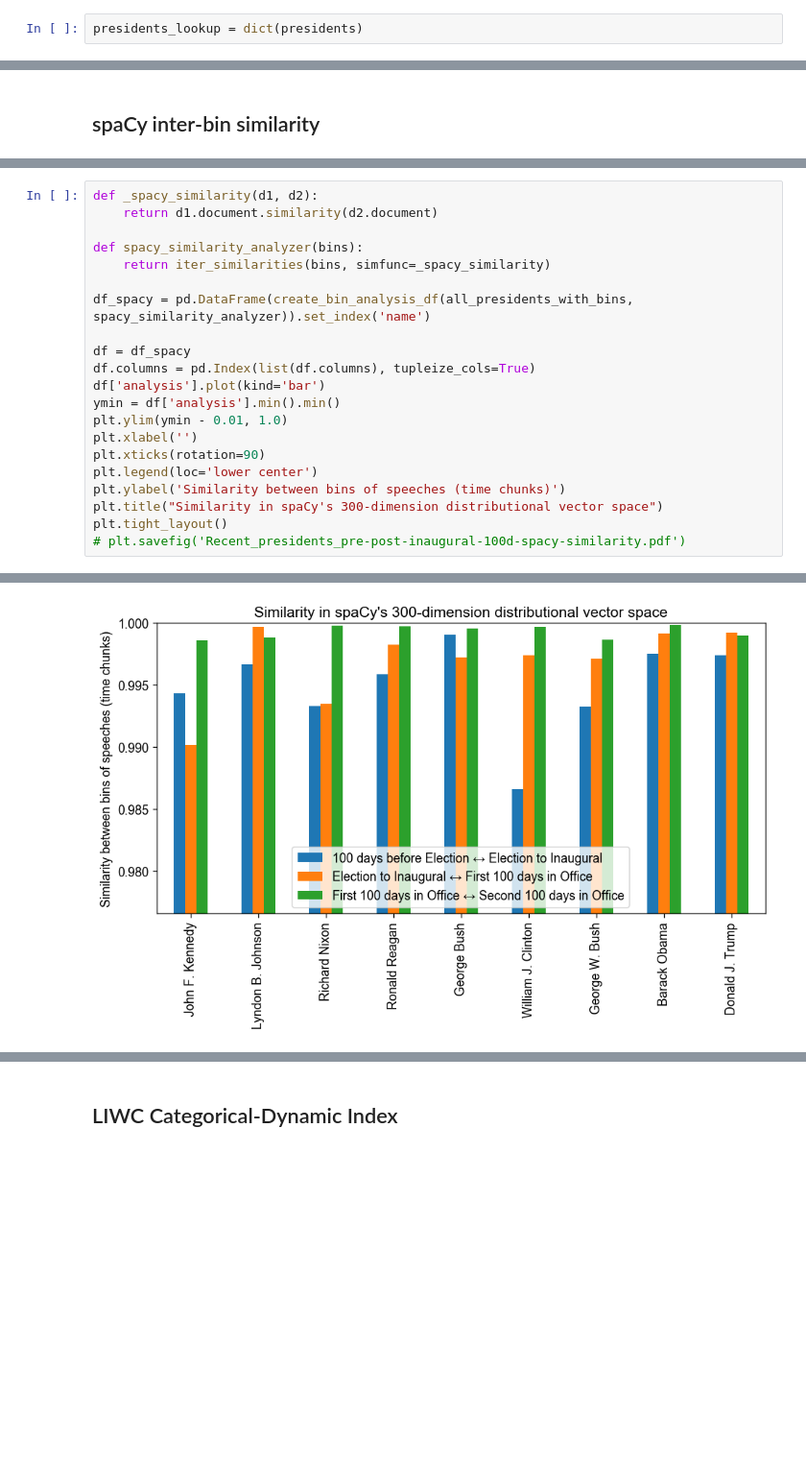
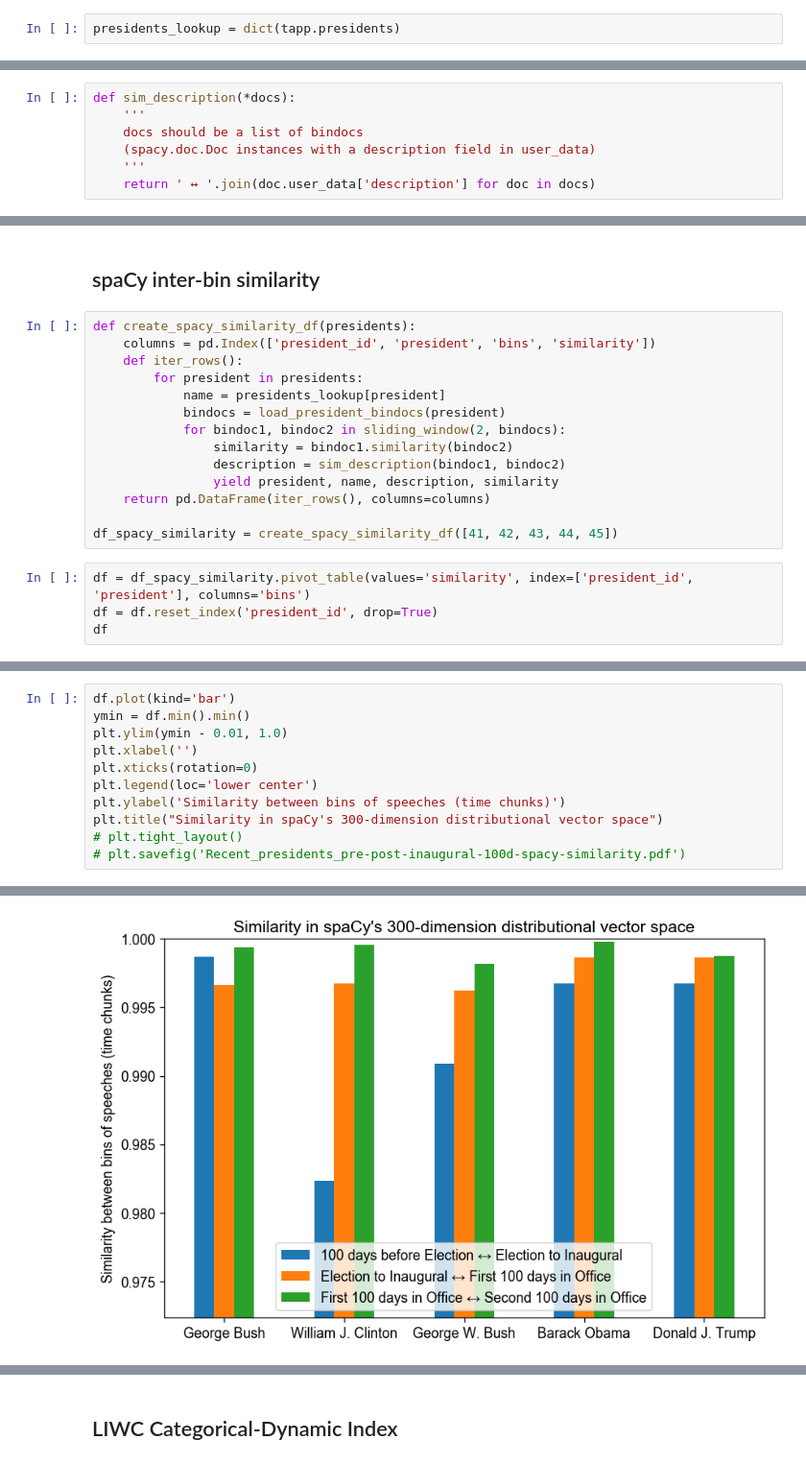
Before and after one commit to chbrown/presidents, a Jupyter notebook: notebooks/Inaugural-Shift.ipynb, the cells around one changed output, grey strips where cells are left out. Shown at 96% size. Drawn from its saved outputs; the diff is of its cells as text; blank space fills up the shorter version.

Commit message:
Refactor data loading; add several new analyses

```diff
--- a/notebooks/Inaugural-Shift.ipynb
+++ b/notebooks/Inaugural-Shift.ipynb
@@ -35,4 +52,4 @@ from presidents.scraping.tapp import presidents
 # %%
-presidents_lookup = dict(presidents)
+presidents_lookup = dict(tapp.presidents)
 # %%
 liwc_parse_token, liwc_category_names = liwc.load_token_parser('/usr/local/data/liwc_2007.dic')
@@ -204,0 +215,7 @@ def create_bin_analysis_df(presidents_with_bins, analyze_bins):
+# %%
+def sim_description(*docs):
+    '''
+    docs should be a list of bindocs
+    (spacy.doc.Doc instances with a description field in user_data)
+    '''
+    return ' ↔ '.join(doc.user_data['description'] for doc in docs)
@@ -205,2 +356,20 @@ def create_bin_analysis_df(presidents_with_bins, analyze_bins):
 # %% [markdown]
 ## spaCy inter-bin similarity
+# %%
+def create_spacy_similarity_df(presidents):
+    columns = pd.Index(['president_id', 'president', 'bins', 'similarity'])
+    def iter_rows():
+        for president in presidents:
+            name = presidents_lookup[president]
+            bindocs = load_president_bindocs(president)
+            for bindoc1, bindoc2 in sliding_window(2, bindocs):
+                similarity = bindoc1.similarity(bindoc2)
+                description = sim_description(bindoc1, bindoc2)
+                yield president, name, description, similarity
+    return pd.DataFrame(iter_rows(), columns=columns)
+
+df_spacy_similarity = create_spacy_similarity_df([41, 42, 43, 44, 45])
+# %%
+df = df_spacy_similarity.pivot_table(values='similarity', index=['president_id', 'president'], columns='bins')
+df = df.reset_index('president_id', drop=True)
+df
@@ -207,22 +384,12 @@ def create_bin_analysis_df(presidents_with_bins, analyze_bins):
 # %%
-def _spacy_similarity(d1, d2):
-    return d1.document.similarity(d2.document)
-
-def spacy_similarity_analyzer(bins):
-    return iter_similarities(bins, simfunc=_spacy_similarity)
-
-df_spacy = pd.DataFrame(create_bin_analysis_df(all_presidents_with_bins, spacy_similarity_analyzer)).set_index('name')
-
-df = df_spacy
-df.columns = pd.Index(list(df.columns), tupleize_cols=True)
-df['analysis'].plot(kind='bar')
-ymin = df['analysis'].min().min()
+df.plot(kind='bar')
+ymin = df.min().min()
 plt.ylim(ymin - 0.01, 1.0)
 plt.xlabel('')
-plt.xticks(rotation=90)
+plt.xticks(rotation=0)
 plt.legend(loc='lower center')
 plt.ylabel('Similarity between bins of speeches (time chunks)')
 plt.title("Similarity in spaCy's 300-dimension distributional vector space")
-plt.tight_layout()
+# plt.tight_layout()
 # plt.savefig('Recent_presidents_pre-post-inaugural-100d-spacy-similarity.pdf')
 # %% [output]
@@ -229 +397 @@ plt.tight_layout()
-[figure, old version]
+[figure, new version]
```
Also changed, not shown: parts of 73 cells of this notebook.
